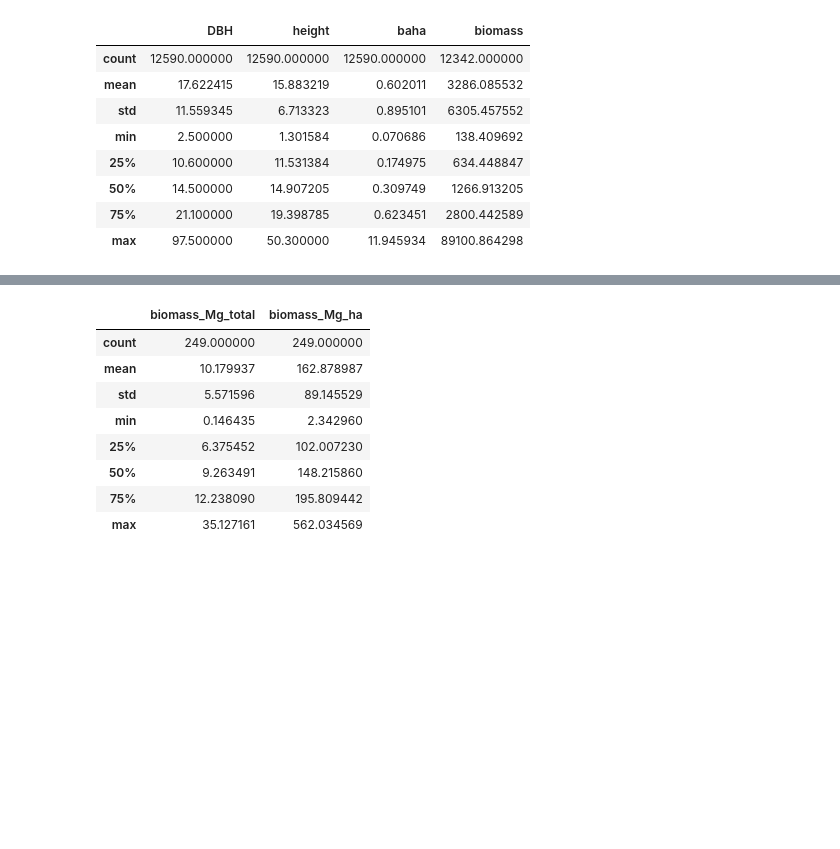
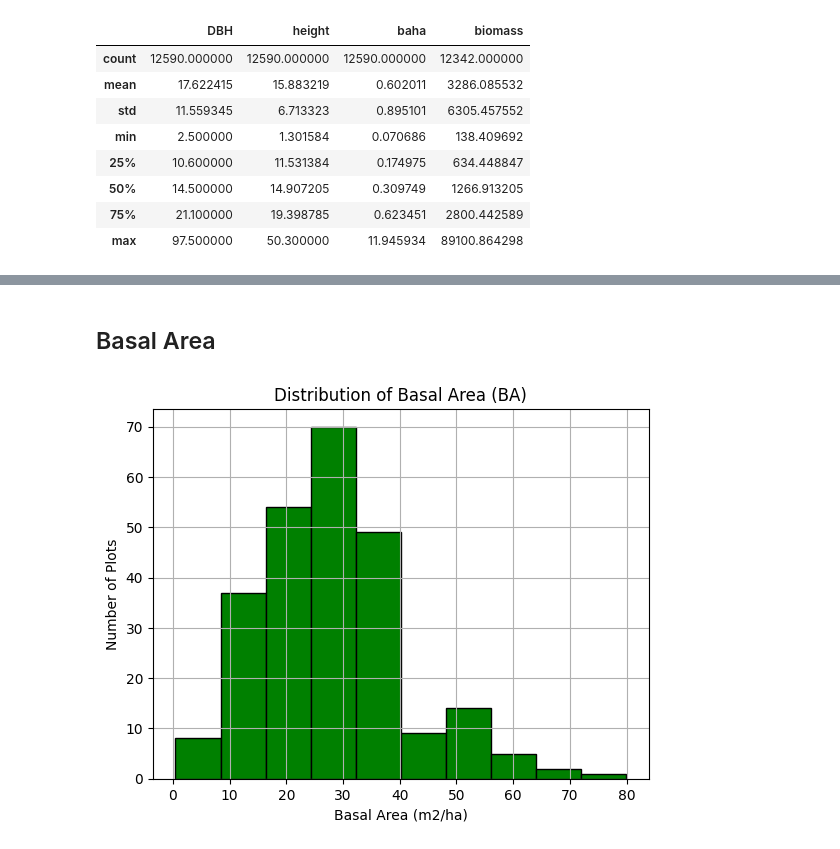
Before and after one commit to subornaa/Data-Analytics-Tutorials, a Jupyter notebook: Lasso_and_Ridge_Regression.ipynb, the cells around one changed output, grey strips where cells are left out. Drawn from its saved outputs; the diff is of its cells as text; code cells hidden in the pictures; blank space fills up the shorter version.

```diff
--- a/Lasso_and_Ridge_Regression.ipynb
+++ b/Lasso_and_Ridge_Regression.ipynb
@@ -191,25 +198,23 @@ plot_area_ha
+# %% [markdown]
+ ## Basal Area
 # %%
-#STEP 1: Calculate plot-level aboveground biomass (AGB)
+def get_ba(dbh):
+    return ((dbh / 2) ** 2) * pi
 
-# Convert tree-level biomass from Kg/ha to Kg, and then to Mg (tonnes).
-trees_df['biomass_kg'] = trees_df['biomass'] * plot_area_ha
-trees_df['biomass_Mg'] = trees_df['biomass_kg'] / 1000
+trees_df = (trees_df
+            .assign(ba_cm2=lambda x: get_ba(x['DBH']))
+            .assign(ba_m2=lambda x: x['ba_cm2'] / 10000)
+            .groupby('PlotName')
+            .agg(total_ba_m2_ha=('ba_m2', 'sum'))
+            .assign(ba_m2_ha=lambda x: x['total_ba_m2_ha'] / plot_area_ha)
+            .reset_index())
 
-biomass_df = (trees_df.groupby('PlotName').
-                    agg(biomass_Mg_total=('biomass_Mg', 'sum')).
-                    assign(biomass_Mg_ha=lambda x: x['biomass_Mg_total'] / plot_area_ha))
-
-# Summarize biomass
 biomass_df.describe()
 
-# STEP 2: Calculate the plot-level basal area (BA)
+ax = trees_df['ba_m2_ha'].hist(edgecolor='black', color='green')
+ax.set_xlabel('Basal Area (m2/ha)')
+ax.set_ylabel('Number of Plots')
+ax.set_title('Distribution of Basal Area (BA)')
+plt.show()
 # %% [output]
-|  | biomass_Mg_total | biomass_Mg_ha |
-| count | 249.000000 | 249.000000 |
-| mean | 10.179937 | 162.878987 |
-| std | 5.571596 | 89.145529 |
-| min | 0.146435 | 2.342960 |
-| 25% | 6.375452 | 102.007230 |
-| 50% | 9.263491 | 148.215860 |
-| 75% | 12.238090 | 195.809442 |
-| max | 35.127161 | 562.034569 |
+[figure, added]
```
Also changed, not shown: parts of 14 cells of this notebook, 2 other files.
